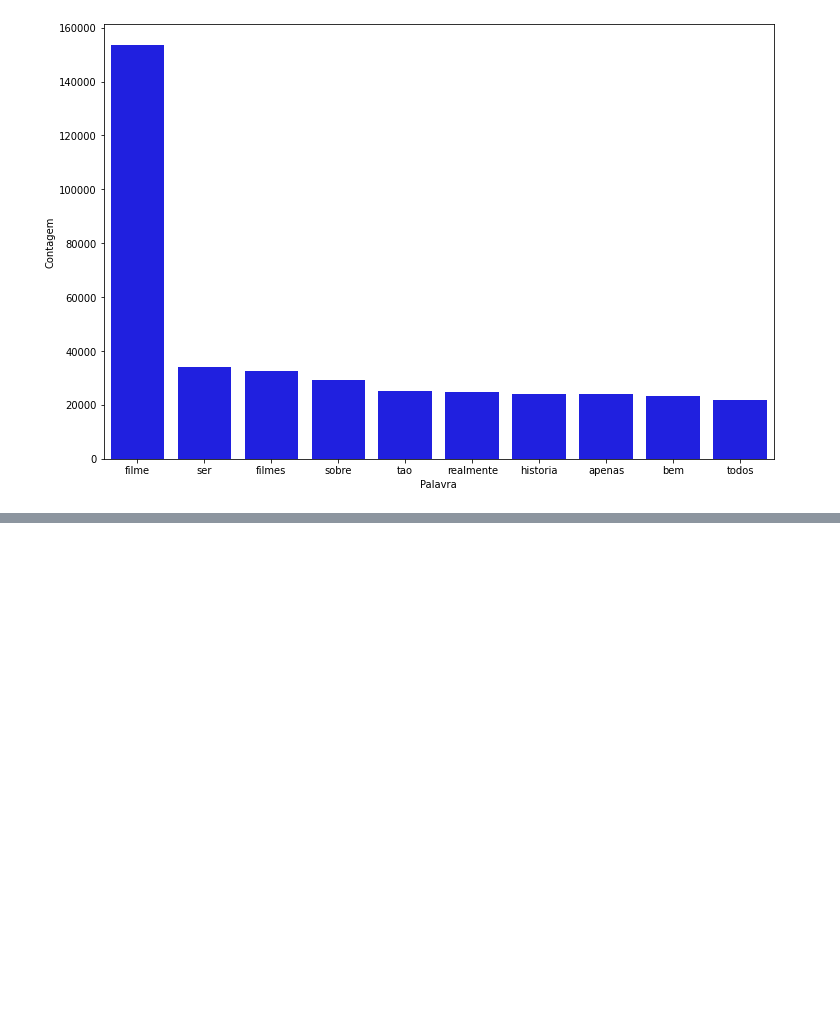
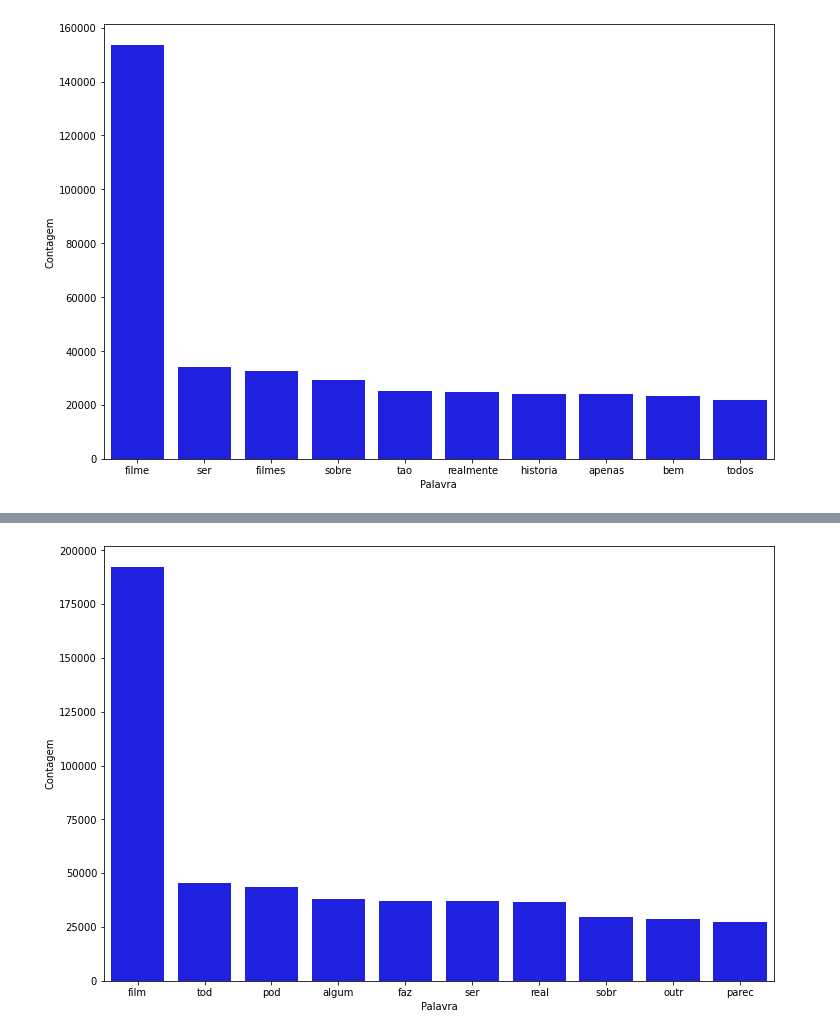
Before and after one commit to joaoavanzini/nlp-2-analise-sentimento-alura, a Jupyter notebook: classificar_textos.ipynb, the cells around one changed output, grey strips where cells are left out. Saved outputs shown, nothing was run; the diff lists cells and outputs as text; code cells hidden in the pictures; blank space fills up the shorter version.

```diff
--- a/classificar_textos.ipynb
+++ b/classificar_textos.ipynb
@@ -578,0 +607,4 @@ pareto(resenha, "tratamento_4", 10)
+# %%
+pareto(resenha, "tratamento_5", 10)
+# %% [output]
+[figure, added]
```
Also changed, not shown: parts of 14 cells of this notebook.
